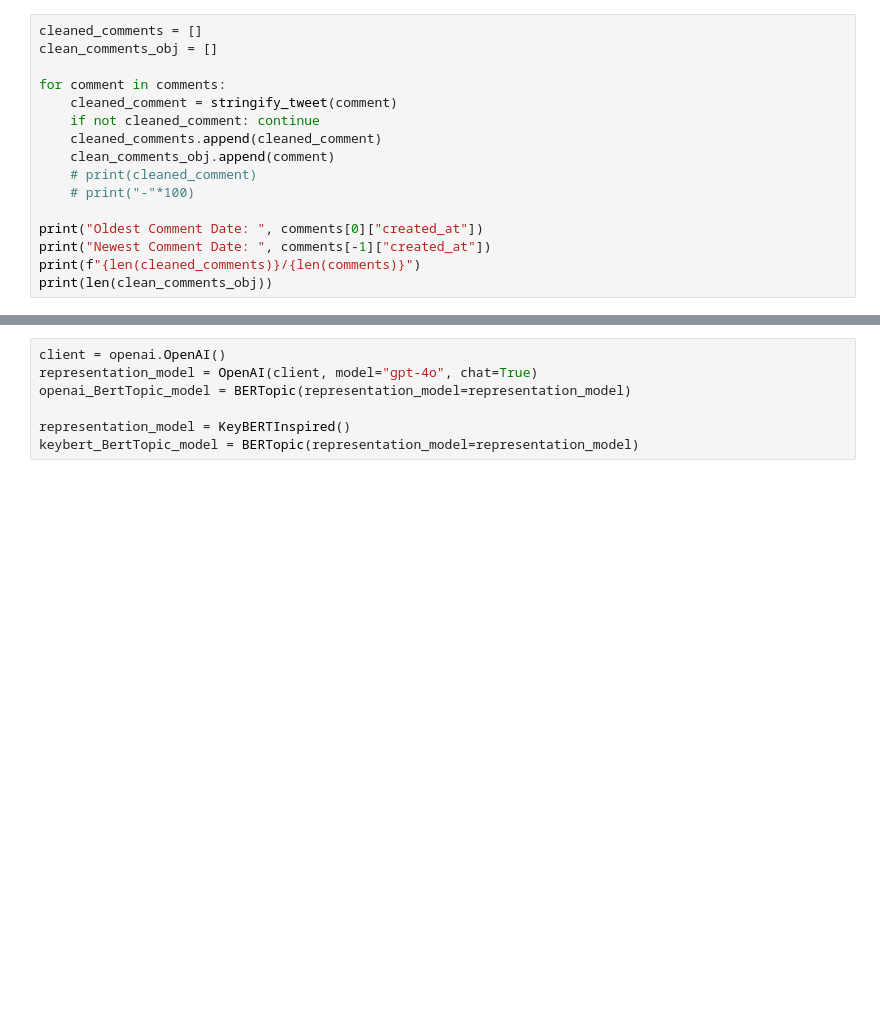
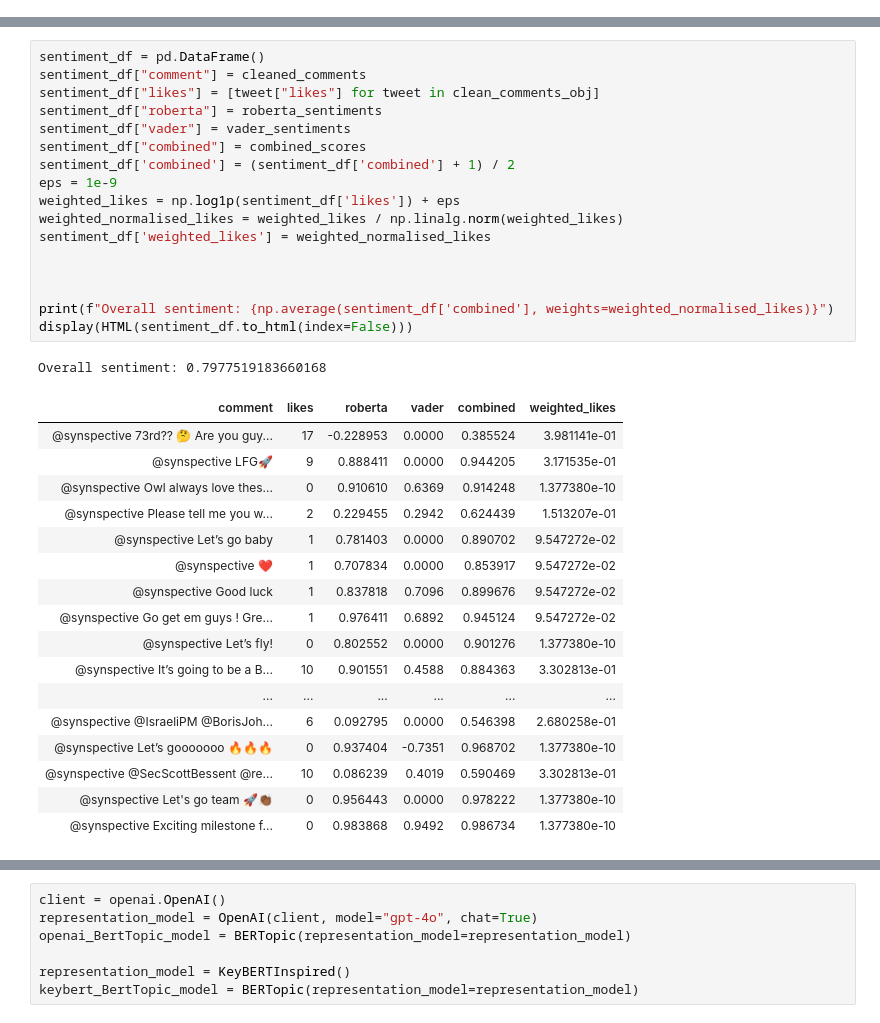
Before and after one commit to jeffx13/twitter_sentiment_analysis, a Jupyter notebook: lab.ipynb, the cells around one changed output, grey strips where cells are left out. Saved outputs shown, nothing was run; the diff lists cells and outputs as text; blank space fills up the shorter version.

Commit message:
Combined RoBERTa and VADER for scoring sentiments

```diff
--- a/lab.ipynb
+++ b/lab.ipynb
@@ -131,16 +145,0 @@ Oldest Tweet Date:  Sun Aug 31 08:57:38 +0000 2025
-# %%
-cleaned_comments = []
-clean_comments_obj = []
-
-for comment in comments:
-    cleaned_comment = stringify_tweet(comment)
-    if not cleaned_comment: continue
-    cleaned_comments.append(cleaned_comment)
-    clean_comments_obj.append(comment)
-    # print(cleaned_comment)
-    # print("-"*100)
-
-print("Oldest Comment Date: ", comments[0]["created_at"])
-print("Newest Comment Date: ", comments[-1]["created_at"])
-print(f"{len(cleaned_comments)}/{len(comments)}")
-print(len(clean_comments_obj))
@@ -163,2 +215,38 @@ roberta_sentiments= sentiment_task(cleaned_comments)
+# %%
+sentiment_df = pd.DataFrame()
+sentiment_df["comment"] = cleaned_comments
+sentiment_df["likes"] = [tweet["likes"] for tweet in clean_comments_obj]
+sentiment_df["roberta"] = roberta_sentiments
+sentiment_df["vader"] = vader_sentiments
+sentiment_df["combined"] = combined_scores
+sentiment_df['combined'] = (sentiment_df['combined'] + 1) / 2
+eps = 1e-9
+weighted_likes = np.log1p(sentiment_df['likes']) + eps
+weighted_normalised_likes = weighted_likes / np.linalg.norm(weighted_likes)
+sentiment_df['weighted_likes'] = weighted_normalised_likes
+
+
+
+print(f"Overall sentiment: {np.average(sentiment_df['combined'], weights=weighted_normalised_likes)}")
+display(HTML(sentiment_df.to_html(index=False)))
+# %% [output]
+Overall sentiment: 0.7977519183660168
+| comment | likes | roberta | vader | combined | weighted_likes |
+| @synspective 73rd?? 🤔 Are you guy... | 17 | -0.228953 | 0.0000 | 0.385524 | 3.981141e-01 |
+| @synspective LFG🚀 | 9 | 0.888411 | 0.0000 | 0.944205 | 3.171535e-01 |
+| @synspective Owl always love thes... | 0 | 0.910610 | 0.6369 | 0.914248 | 1.377380e-10 |
+| @synspective Please tell me you w... | 2 | 0.229455 | 0.2942 | 0.624439 | 1.513207e-01 |
+| @synspective Let’s go baby | 1 | 0.781403 | 0.0000 | 0.890702 | 9.547272e-02 |
+| @synspective ❤️ | 1 | 0.707834 | 0.0000 | 0.853917 | 9.547272e-02 |
+| @synspective Good luck | 1 | 0.837818 | 0.7096 | 0.899676 | 9.547272e-02 |
+| @synspective Go get em guys ! Gre... | 1 | 0.976411 | 0.6892 | 0.945124 | 9.547272e-02 |
+| @synspective Let’s fly! | 0 | 0.802552 | 0.0000 | 0.901276 | 1.377380e-10 |
+| @synspective It’s going to be a B... | 10 | 0.901551 | 0.4588 | 0.884363 | 3.302813e-01 |
+| ... | ... | ... | ... | ... | ... |
+| @synspective @IsraeliPM @BorisJoh... | 6 | 0.092795 | 0.0000 | 0.546398 | 2.680258e-01 |
+| @synspective Let’s gooooooo 🔥🔥🔥 | 0 | 0.937404 | -0.7351 | 0.968702 | 1.377380e-10 |
+| @synspective @SecScottBessent @re... | 10 | 0.086239 | 0.4019 | 0.590469 | 3.302813e-01 |
+| @synspective Let's go team 🚀👏🏾 | 0 | 0.956443 | 0.0000 | 0.978222 | 1.377380e-10 |
+| @synspective Exciting milestone f... | 0 | 0.983868 | 0.9492 | 0.986734 | 1.377380e-10 |
 # %%
 roberta_df = pd.DataFrame()
```
Also changed, not shown: parts of 12 cells of this notebook, 5 other files.
